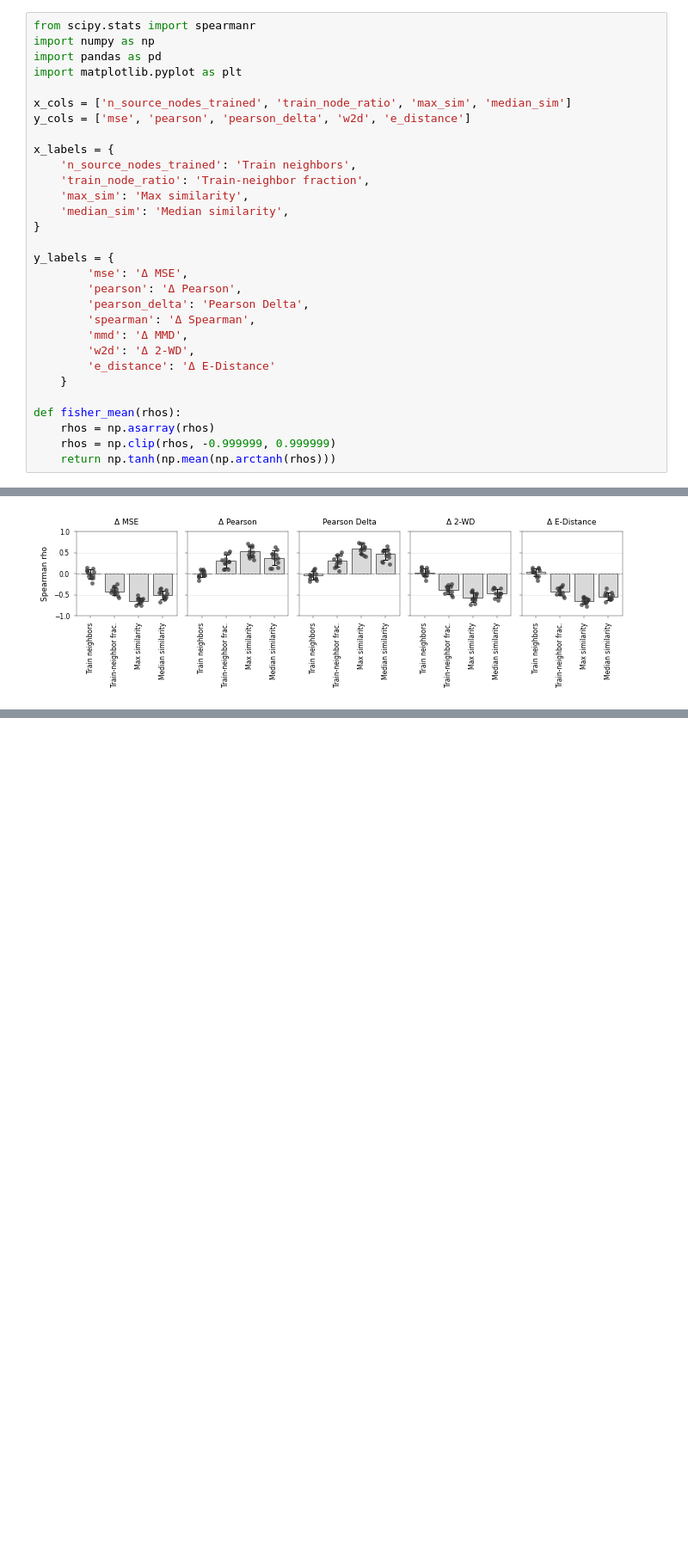
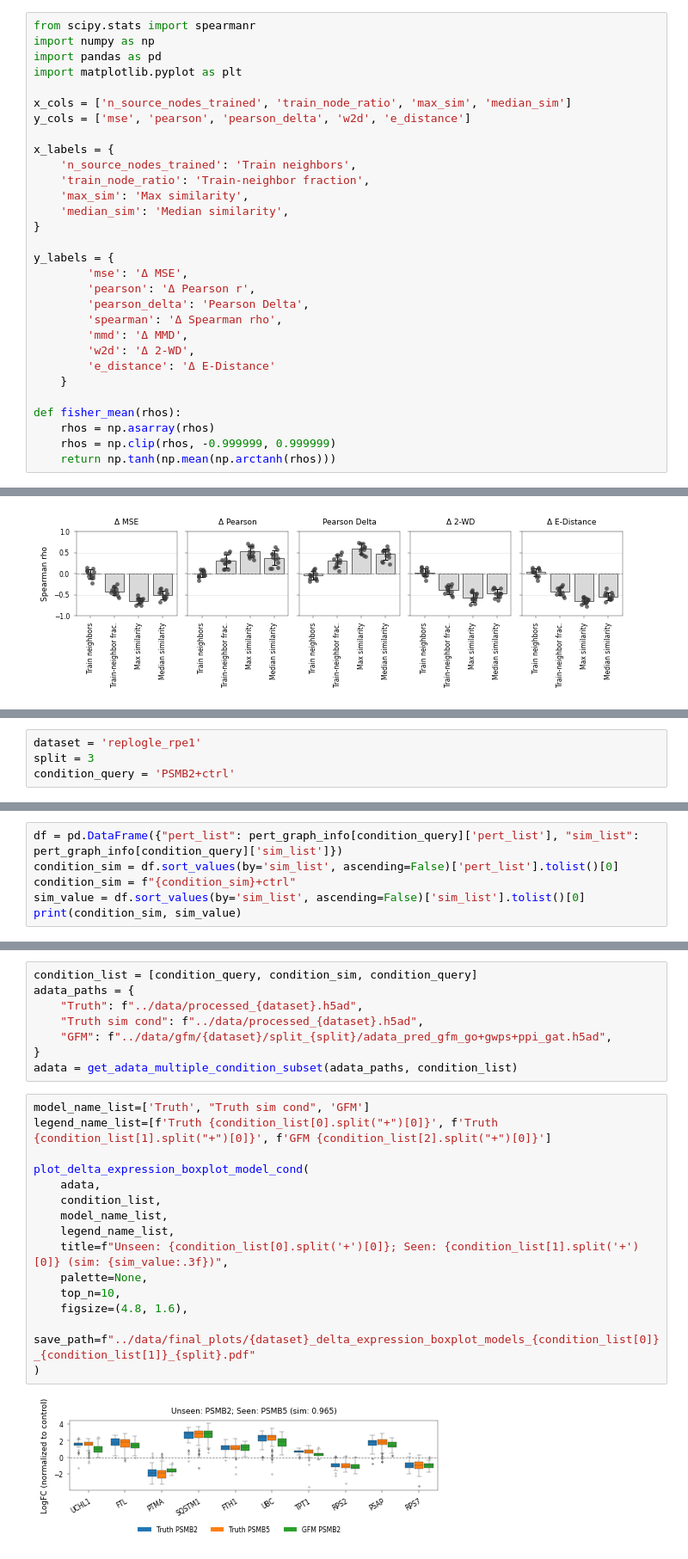
Before and after one commit to TRON-Bioinformatics/GFM, a Jupyter notebook: analysis/notebooks/graph_connectivity.ipynb, the cells around one changed output, grey strips where cells are left out. Shown at 86% size. Saved outputs shown, nothing was run; the diff lists cells and outputs as text; blank space fills up the shorter version.

```diff
--- a/analysis/notebooks/graph_connectivity.ipynb
+++ b/analysis/notebooks/graph_connectivity.ipynb
@@ -74,9 +78,9 @@ x_labels = {
 
 y_labels = {
         'mse': 'Δ MSE',
-        'pearson': 'Δ Pearson',
+        'pearson': 'Δ Pearson r',
         'pearson_delta': 'Pearson Delta',
-        'spearman': 'Δ Spearman',
+        'spearman': 'Δ Spearman rho',
         'mmd': 'Δ MMD',
         'w2d': 'Δ 2-WD',
         'e_distance': 'Δ E-Distance'
@@ -188,0 +357,4 @@ plt.show()
+# %%
+dataset = 'replogle_rpe1'
+split = 3
+condition_query = 'PSMB2+ctrl'
@@ -188,0 +377,6 @@ plt.show()
+# %%
+df = pd.DataFrame({"pert_list": pert_graph_info[condition_query]['pert_list'], "sim_list": pert_graph_info[condition_query]['sim_list']})
+condition_sim = df.sort_values(by='sim_list', ascending=False)['pert_list'].tolist()[0]
+condition_sim = f"{condition_sim}+ctrl"
+sim_value = df.sort_values(by='sim_list', ascending=False)['sim_list'].tolist()[0]
+print(condition_sim, sim_value)
@@ -188,0 +385,25 @@ plt.show()
+# %%
+condition_list = [condition_query, condition_sim, condition_query]
+adata_paths = {
+    "Truth": f"../data/processed_{dataset}.h5ad",
+    "Truth sim cond": f"../data/processed_{dataset}.h5ad",
+    "GFM": f"../data/gfm/{dataset}/split_{split}/adata_pred_gfm_go+gwps+ppi_gat.h5ad",
+}
+adata = get_adata_multiple_condition_subset(adata_paths, condition_list)
+# %%
+model_name_list=['Truth', "Truth sim cond", 'GFM']
+legend_name_list=[f'Truth {condition_list[0].split("+")[0]}', f'Truth {condition_list[1].split("+")[0]}', f'GFM {condition_list[2].split("+")[0]}']
+
+plot_delta_expression_boxplot_model_cond(
+    adata,
+    condition_list,
+    model_name_list,
+    legend_name_list,
+    title=f"Unseen: {condition_list[0].split('+')[0]}; Seen: {condition_list[1].split('+')[0]} (sim: {sim_value:.3f})",
+    palette=None,
+    top_n=10,
+    figsize=(4.8, 1.6),
+    save_path=f"../data/final_plots/{dataset}_delta_expression_boxplot_models_{condition_list[0]}_{condition_list[1]}_{split}.pdf"
+)
+# %% [output]
+[figure, added]
```
Also changed, not shown: parts of 12 cells of this notebook, 24 other files.
